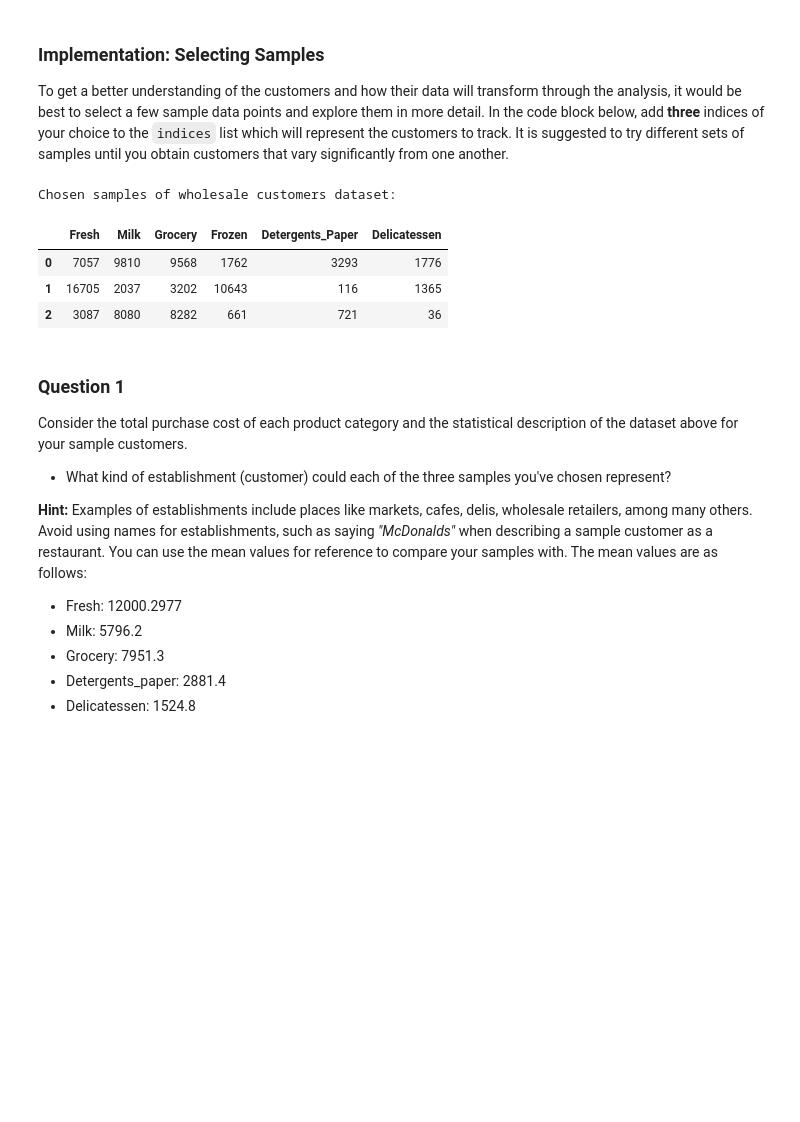
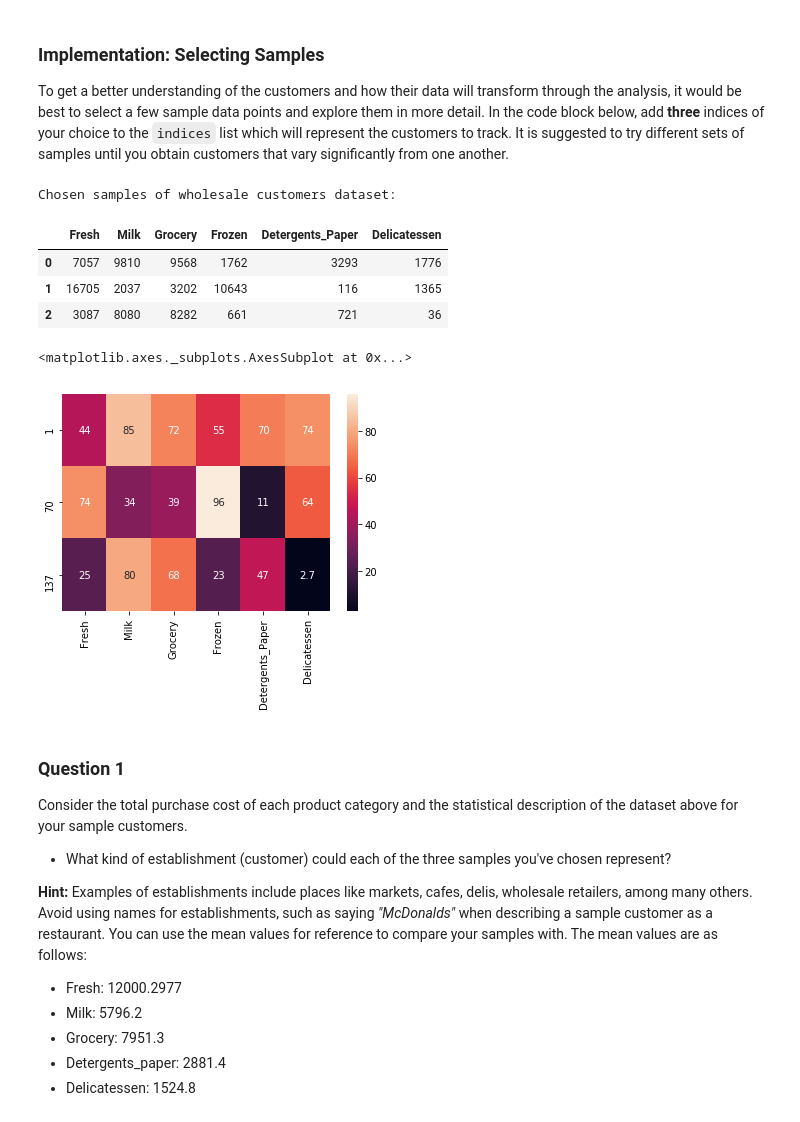
Before and after one commit to frslm/ml, a Jupyter notebook: customer_segments/customer_segments.ipynb, the cells around one changed output. Saved outputs shown, nothing was run; the diff lists cells and outputs as text; code cells hidden in the pictures; blank space fills up the shorter version.

```diff
--- a/customer_segments/customer_segments.ipynb
+++ b/customer_segments/customer_segments.ipynb
@@ -61,17 +61,26 @@ To get a better understanding of the customers and how their data will transform
 # %%
 # TODO: Select three indices of your choice you wish to sample from the dataset
 indices = [1, 70, 137]
 
 # Create a DataFrame of the chosen samples
 samples = pd.DataFrame(data.loc[indices], columns = data.keys()).reset_index(drop = True)
 print("Chosen samples of wholesale customers dataset:")
 display(samples)
+
+# Plot the percentile heatmap of the chosen samples
+import seaborn as sns
+
+percentiles_data = 100 * data.rank(pct = True)
+percentiles_samples = percentiles_data.iloc[indices]
+sns.heatmap(percentiles_samples, annot = True)
 # %% [output]
 Chosen samples of wholesale customers dataset:
 |  | Fresh | Milk | Grocery | Frozen | Detergents_Paper | Delicatessen |
 | 0 | 7057 | 9810 | 9568 | 1762 | 3293 | 1776 |
 | 1 | 16705 | 2037 | 3202 | 10643 | 116 | 1365 |
 | 2 | 3087 | 8080 | 8282 | 661 | 721 | 36 |
+<matplotlib.axes._subplots.AxesSubplot at 0x...>
+[figure, added]
 # %% [markdown]
 ### Question 1
 Consider the total purchase cost of each product category and the statistical description of the dataset above for your sample customers.
```
Also changed, not shown: parts of 3 cells of this notebook, 1 other file.
